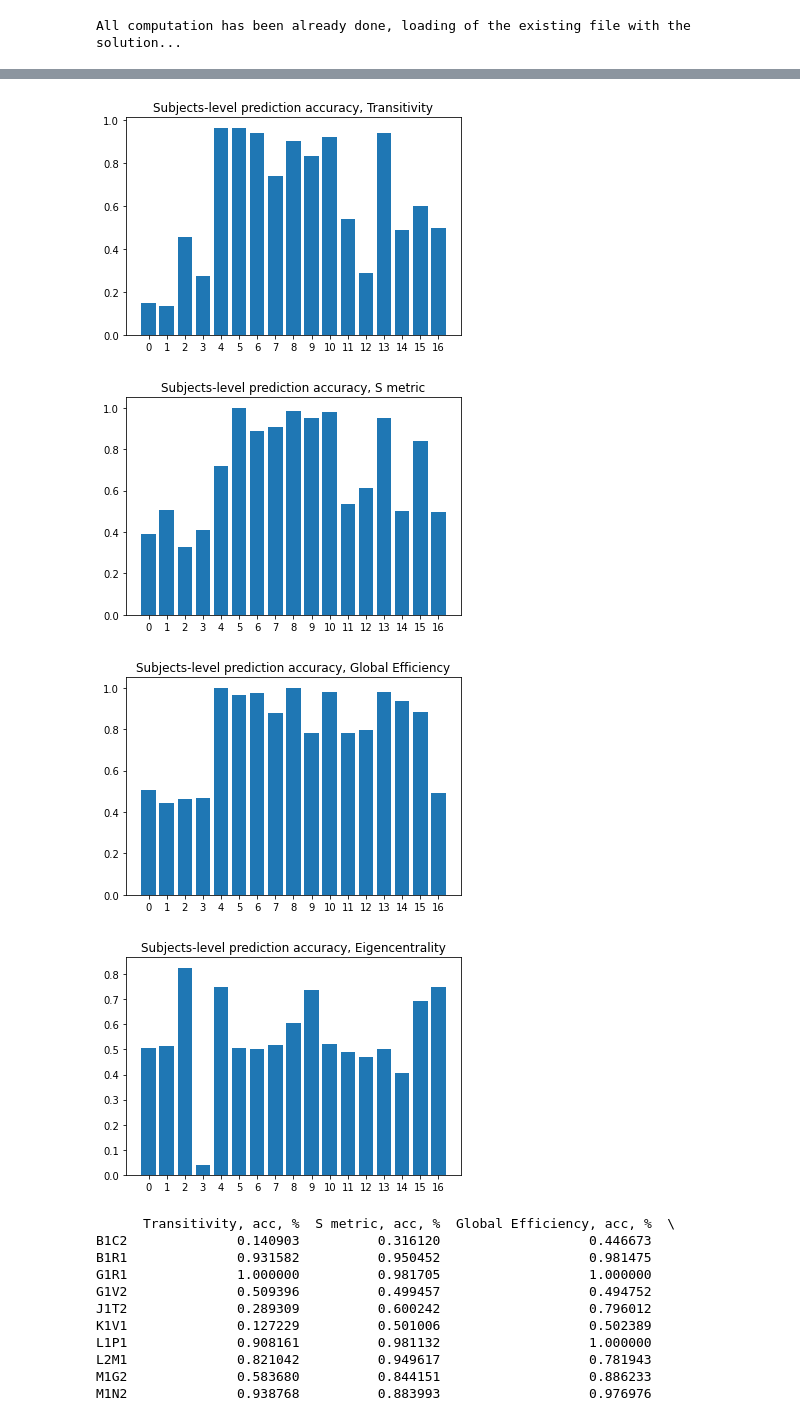
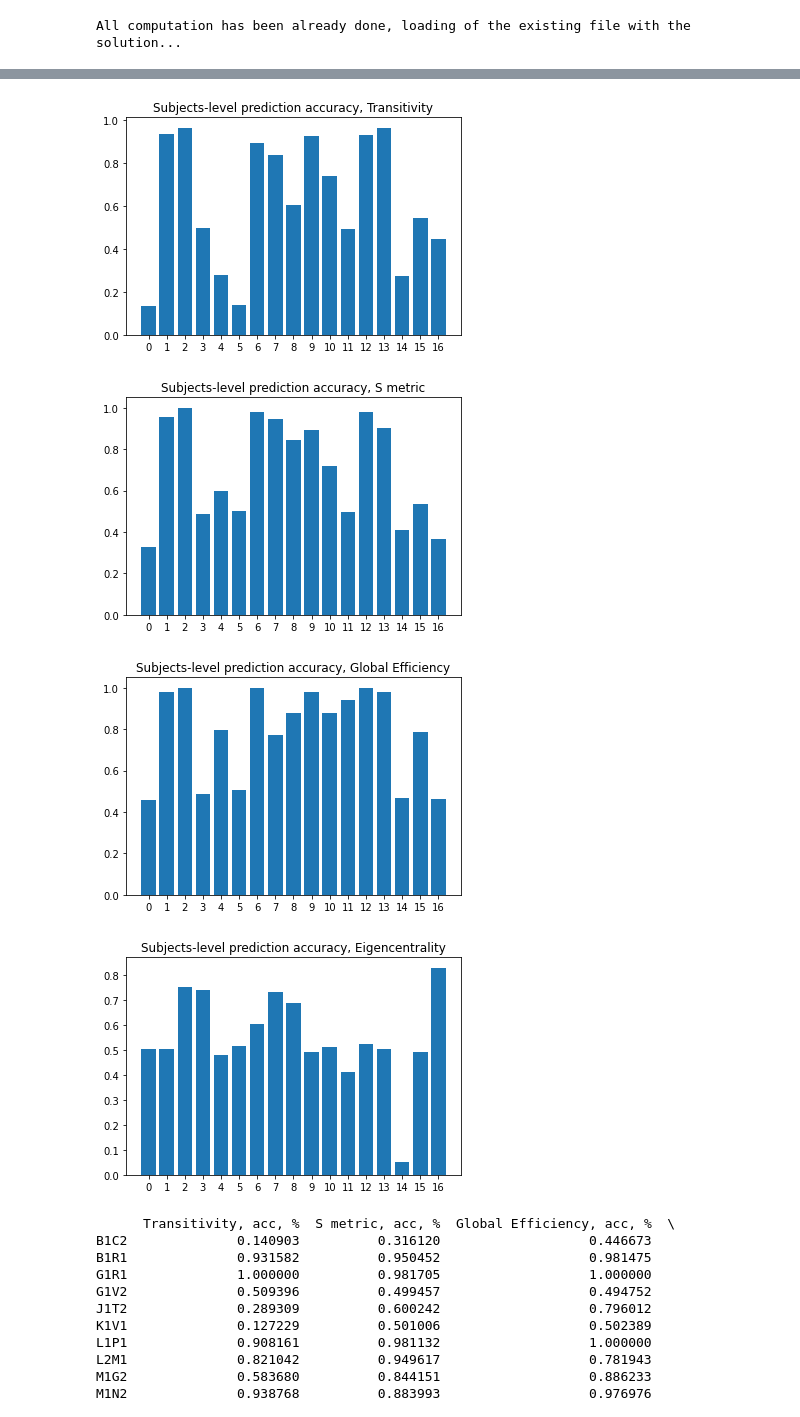
Before and after one commit to 1101AlexZab1011/NodesEstimation, a Jupyter notebook: dirty_field-info_sep.ipynb, the cells around one changed output, grey strips where cells are left out. Drawn from its saved outputs; the diff is of its cells as text; code cells hidden in the pictures.

```diff
--- a/dirty_field-info_sep.ipynb
+++ b/dirty_field-info_sep.ipynb
@@ -236,6 +236,25 @@ for _ in range(100):
             subject_informativeness.informativeness = sample, actual, 'correct' if predicted == actual else 'wrong'
             samples_informativeness.informativeness = sample, actual, 'correct' if predicted == actual else 'wrong'
 
+        acc.append(accuracy_score(y_test, pred))
+        tn, fp, fn, tp = confusion_matrix(y_test, pred).ravel()
+        spec.append(tn / (tn + fp))
+        sens.append(tp / (tp + fn))
+
+        if np.isnan(tp/(tp + fp)):
+            pospred.append(0)
+        else:
+            pospred.append(tp/(tp + fp))
+
+        if np.isnan((tn/(tn + fn))):
+            negpred.append(0)
+        else:
+            negpred.append(tn/(tn + fn))
+
+    # print('acc: ', np.array(acc).mean())
+    # print('spec: ', np.array(spec).mean())
+    # print('sens: ', np.array(sens).mean())
+
     cross_nodes_informativeness.informativeness = nodes_informativeness
     cross_subjects_informativeness.informativeness = subject_informativeness
     cross_samples_informativeness.informativeness = samples_informativeness
@@ -272,27 +293,34 @@ df.to_csv('~/Documents/Samples_informativeness&Rejected.csv')
 # %%
 # print(
 #     lmd.dict_to_str(
 #         cross_subjects_informativeness_arr[-1].acc()
 #     )
 # )
 
 names = ['Transitivity', 'S metric', 'Global Efficiency', 'Eigencentrality']
 
 for name, info in zip(names, cross_subjects_informativeness_arr):
 
+    acc = dict(
+        sorted(
+            info.acc().items(),
+            key=lambda item: item[0]
+        )
+    )
+
     plt.bar(
-        range(len(info.acc().keys())),
-        info.acc().values()
+        range(len(acc.keys())),
+        acc.values()
     )
     # plt.xticks(rotation=90)
     plt.xticks(range(len(info.acc().keys())))
     plt.title(f'Subjects-level prediction accuracy, {name}')
     plt.show()
 # %% [output]
-[figure, old version]
+[figure, new version]
-[figure, old version]
+[figure, new version]
-[figure, old version]
+[figure, new version]
-[figure, old version]
+[figure, new version]
 # %%
 series = list()
 names = ['Transitivity, acc, %', 'S metric, acc, %', 'Global Efficiency, acc, %', 'Eigencentrality, acc, %']
```
Also changed, not shown: parts of 2 cells of this notebook.
